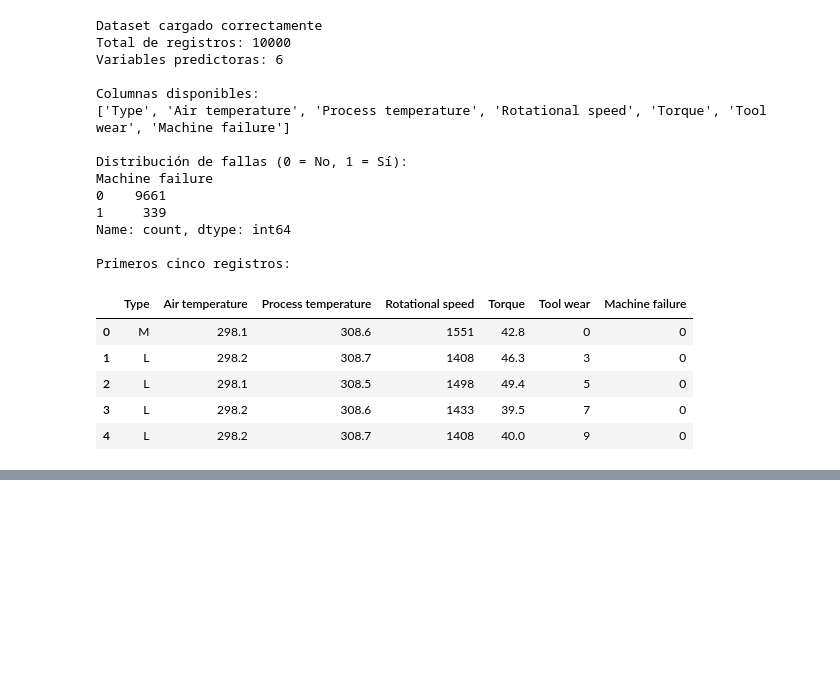
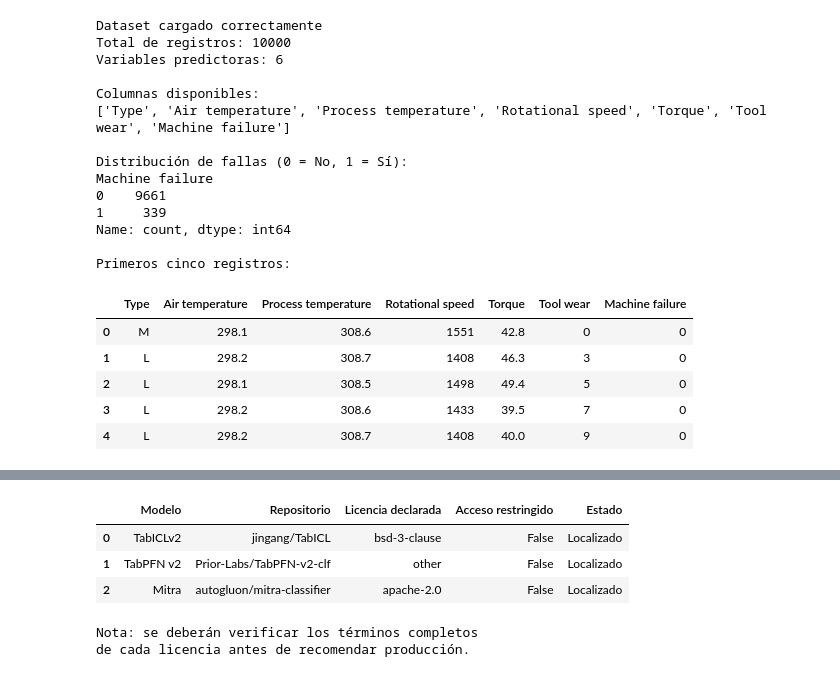
Before and after one commit to isaaccg88/PredictiveMaintenance-AI-Activity4, a Jupyter notebook: notebooks/PredictiveMaintenance_Actividad4.ipynb, the cells around one changed output, grey strips where cells are left out. Drawn from its saved outputs; the diff is of its cells as text; code cells hidden in the pictures; blank space fills up the shorter version.

```diff
--- a/notebooks/PredictiveMaintenance_Actividad4.ipynb
+++ b/notebooks/PredictiveMaintenance_Actividad4.ipynb
@@ -70,0 +421,73 @@ Primeros cinco registros:
+# %%
+# BLOQUE 5 - HUGGING FACE HUB
+
+# Instalar dependencias necesarias para el primer modelo
+%pip -q install huggingface_hub tabicl
+
+import importlib.metadata as metadata
+from huggingface_hub import HfApi, login
+
+print("VERSIONES INSTALADAS")
+print("huggingface_hub:",
+      metadata.version("huggingface_hub"))
+print("tabicl:", metadata.version("tabicl"))
+
+# Autenticación opcional mediante secretos de Colab
+# Crear un secreto llamado HF_TOKEN si se dispone de él.
+try:
+    from google.colab import userdata
+    token = userdata.get("HF_TOKEN")
+
+    if token:
+        login(token=token, add_to_git_credential=False)
+        print("\nAutenticación Hugging Face: correcta")
+except Exception:
+    print("\nAcceso público: no se utilizó un token.")
+    print("Los modelos públicos pueden consultarse sin login.")
+
+# Definir los tres candidatos iniciales
+candidatos = {
+    "TabICLv2": "jingang/TabICL",
+    "TabPFN v2": "Prior-Labs/TabPFN-v2-clf",
+    "Mitra": "autogluon/mitra-classifier"
+}
+
+# Consultar metadatos en Hugging Face
+api = HfApi()
+catalogo = []
+
+for nombre, repositorio in candidatos.items():
+    try:
+        info = api.model_info(repositorio)
+
+        licencias = [
+            tag.replace("license:", "")
+            for tag in info.tags
+            if tag.startswith("license:")
+        ]
+
+        catalogo.append({
+            "Modelo": nombre,
+            "Repositorio": info.id,
+            "Licencia declarada":
+                ", ".join(licencias) if licencias
+                else "Verificar",
+            "Acceso restringido": str(info.gated),
+            "Estado": "Localizado"
+        })
+
+    except Exception as error:
+        catalogo.append({
+            "Modelo": nombre,
+            "Repositorio": repositorio,
+            "Licencia declarada": "No verificada",
+            "Acceso restringido": "No verificado",
+            "Estado": type(error).__name__
+        })
+
+print("\nCATÁLOGO DE MODELOS CANDIDATOS")
+display(pd.DataFrame(catalogo))
+
+print("\nNota: se deberán verificar los términos completos")
+print("de cada licencia antes de recomendar producción.")
+# %% [output]
@@ -70,0 +502,6 @@ Primeros cinco registros:
+|  | Modelo | Repositorio | Licencia declarada | Acceso restringido | Estado |
+| 0 | TabICLv2 | jingang/TabICL | bsd-3-clause | False | Localizado |
+| 1 | TabPFN v2 | Prior-Labs/TabPFN-v2-clf | other | False | Localizado |
+| 2 | Mitra | autogluon/mitra-classifier | apache-2.0 | False | Localizado |
+Nota: se deberán verificar los términos completos
+de cada licencia antes de recomendar producción.
```
Also changed, not shown: parts of 12 cells of this notebook.
